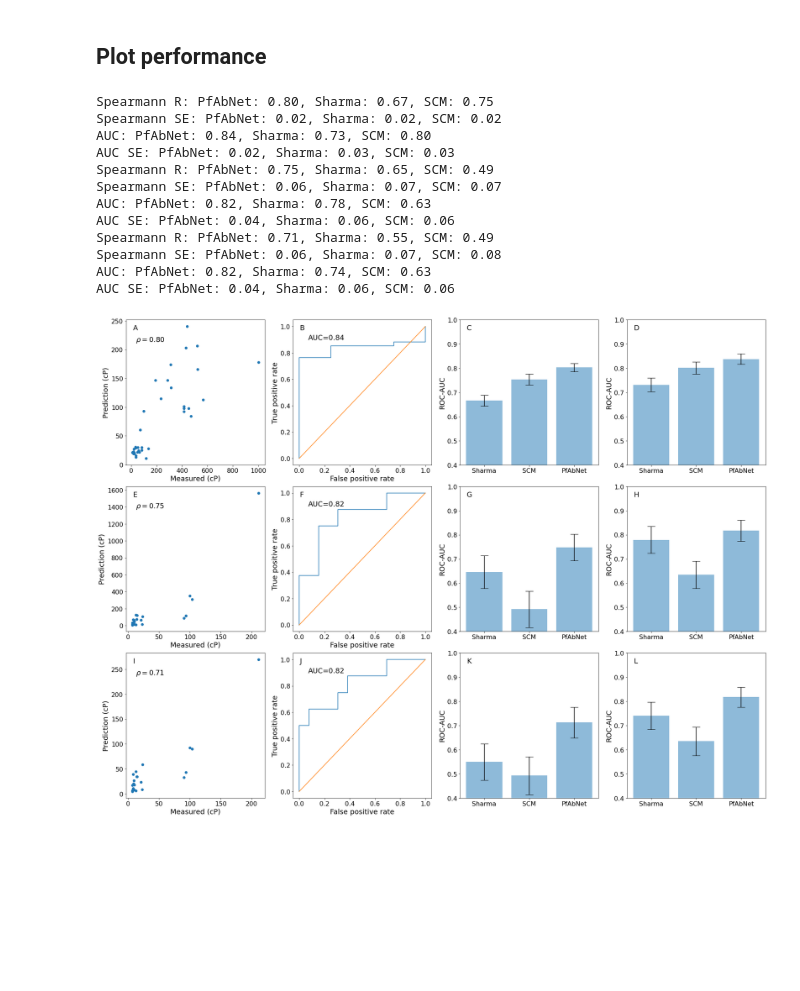
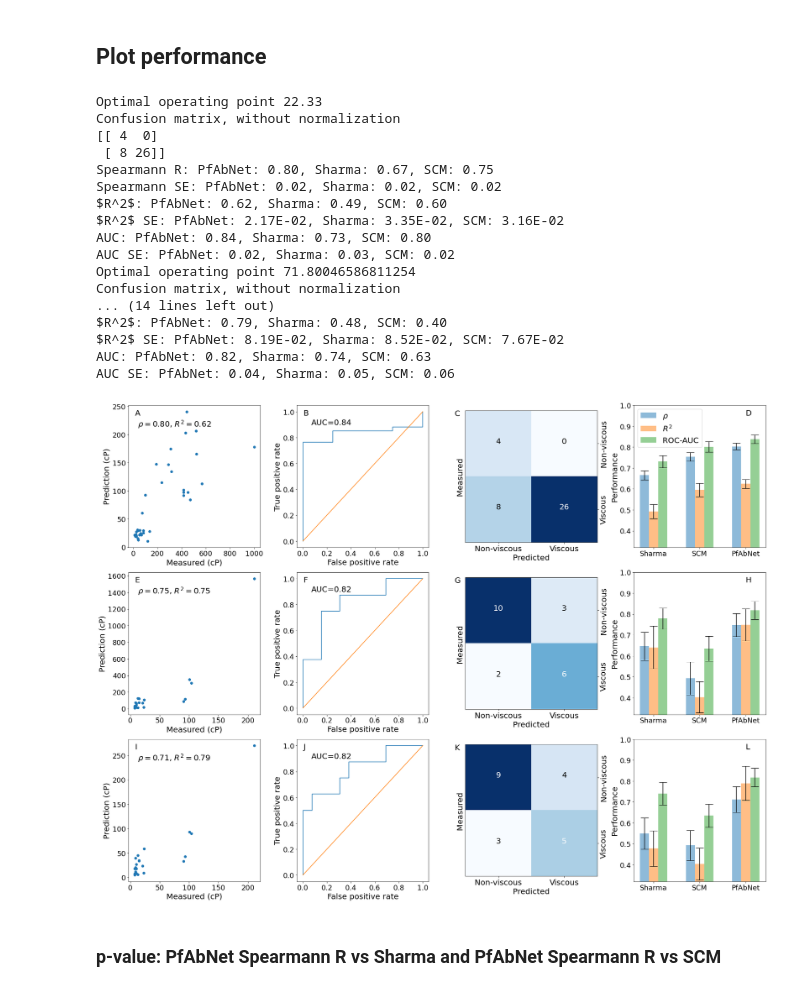
Before and after one commit to pfizer-opensource/pfabnet-viscosity, a Jupyter notebook: notebooks/3_validation.ipynb, the cells around one changed output. Cells and saved outputs as stored; diff of their text form; code cells hidden in the pictures; blank space fills up the shorter version.

```diff
--- a/notebooks/3_validation.ipynb
+++ b/notebooks/3_validation.ipynb
@@ -131,6 +146,16 @@ with open('predict_multi.sh', 'w') as fptr:
                    % (structure_file, model_dir, model_prefix, output_file, ESP_DIR,
                       NX, GRID_DIM, GRID_SPACING, SHELL_WIDTH))
 
+    df_ab8 = pd.read_csv('data/Ab8.csv')
+    for row_idx, row in df_ab8.iterrows():
+        entity = row[ENTITY_KEY]
+        structure_file = 'data/hm/%s.mol2' % entity
+        model_dir = 'models/ab21'
+        model_prefix = 'PfAbNet-Ab21'
+        output_file = 'models/ab21/%s.csv' % entity
+        fptr.write('sbatch --export=ALL sbatch_predict_Ab8.sh %s %s %s %s %d %d %.2f %.1f &\n'
+                   % (structure_file, model_dir, model_prefix, output_file,
+                      NX, GRID_DIM, GRID_SPACING, SHELL_WIDTH))
 
     for row_idx, row in df_pdgf38.iterrows():
         entity = row[ENTITY_KEY]
@@ -160,6 +185,9 @@ with open('predict_multi.sh', 'w') as fptr:
 SCM_SCORE_KEY = 'SCM_score'
 SHARMA_SCORE_KEY = 'Sharma_score'
 PfAbNet_SCORE_KEY = 'VISCOSITY_PRED'
+VISCOSITY_MES = VISCOSITY_KEY
+
+FONT_SIZE = 20
 # %%
 eisenberg_scale_hyd = collections.defaultdict(float)
 eisenberg_scale_hyd['ALA'] = 0.25; eisenberg_scale_hyd['CYS'] = 0.04; eisenberg_scale_hyd['PHE'] = 0.61;
@@ -376,6 +578,6 @@ df_pdgf38_pred = calc_sharma_score(df_ab21_pred, df_pdgf38_pred)
 # %%
 df_loocv_train = pd.concat([df_pdgf38_pred, df_ab21_pred])
-df_loocv_train.drop(VISCOSITY_PRED, inplace=True, axis=1)
+df_loocv_train.drop(PfAbNet_SCORE_KEY, inplace=True, axis=1)
 
 df_pred = retrieve_prediction_outputs('models/loocv/*/mAb*.csv')
 df_loocv_pred = df_ab21.merge(df_pred, on=ENTITY_KEY)
@@ -393,36 +595,45 @@ df_loocv_pred = pd.concat(df_loocv_preds)
 # %%
 nrows, ncols = 3, 4
 fig, axs = plt.subplots(nrows, ncols, figsize=(6*ncols,6*nrows))
 
-VISCOSITY_MES = 'Viscosity_at_150'
-VISCOSITY_PRED = 'VISCOSITY_PRED'
-generate_parity_plot(axs[0,0], df_pdgf38_pred[VISCOSITY_MES], df_pdgf38_pred[VISCOSITY_PRED], 'A')
-generate_roc_plot(axs[0,1], df_pdgf38_pred[VISCOSITY_MES], df_pdgf38_pred[VISCOSITY_PRED], 'B')
-plot_spearmann_corr(axs[0,2], df_pdgf38_pred, 'C')
-plot_auc(axs[0,3], df_pdgf38_pred, 'D')
+np.random.seed(11)
 
-generate_parity_plot(axs[1,0], df_ab21_pred[VISCOSITY_MES], df_ab21_pred[VISCOSITY_PRED], 'E')
-generate_roc_plot(axs[1,1], df_ab21_pred[VISCOSITY_MES], df_ab21_pred[VISCOSITY_PRED], 'F')
-plot_spearmann_corr(axs[1,2], df_ab21_pred, 'G')
-plot_auc(axs[1,3], df_ab21_pred, 'H')
+generate_parity_plot(axs[0,0], df_pdgf38_pred[VISCOSITY_MES], df_pdgf38_pred[PfAbNet_SCORE_KEY], 'A')
+generate_roc_plot(axs[0,1], df_pdgf38_pred[VISCOSITY_MES], df_pdgf38_pred[PfAbNet_SCORE_KEY], 'B')
+generate_and_plot_confusion_matrix(axs[0,2], df_pdgf38_pred[VISCOSITY_MES], df_pdgf38_pred[PfAbNet_SCORE_KEY], 'C')
+plot_corr_auc(axs[0,3], df_pdgf38_pred, 'D')
 
-generate_parity_plot(axs[2,0], df_loocv_pred[VISCOSITY_MES], df_loocv_pred[VISCOSITY_PRED], 'I')
-generate_roc_plot(axs[2,1], df_loocv_pred[VISCOSITY_MES], df_loocv_pred[VISCOSITY_PRED], 'J')
-plot_spearmann_corr(axs[2,2], df_loocv_pred, 'K')
-plot_auc(axs[2,3], df_loocv_pred, 'L')
+generate_parity_plot(axs[1,0], df_ab21_pred[VISCOSITY_MES], df_ab21_pred[PfAbNet_SCORE_KEY], 'E')
+generate_roc_plot(axs[1,1], df_ab21_pred[VISCOSITY_MES], df_ab21_pred[PfAbNet_SCORE_KEY], 'F')
+generate_and_plot_confusion_matrix(axs[1,2], df_ab21_pred[VISCOSITY_MES], df_ab21_pred[PfAbNet_SCORE_KEY], 'G')
+plot_corr_auc(axs[1,3], df_ab21_pred, 'H', False)
+
+generate_parity_plot(axs[2,0], df_loocv_pred[VISCOSITY_MES], df_loocv_pred[PfAbNet_SCORE_KEY], 'I')
+generate_roc_plot(axs[2,1], df_loocv_pred[VISCOSITY_MES], df_loocv_pred[PfAbNet_SCORE_KEY], 'J')
+generate_and_plot_confusion_matrix(axs[2,2], df_loocv_pred[VISCOSITY_MES], df_loocv_pred[PfAbNet_SCORE_KEY], 'K')
+plot_corr_auc(axs[2,3], df_loocv_pred, 'L', False)
 
 plt.tight_layout()
+
+plt.savefig('Fig2.png', bbox_inches='tight', dpi=300)
 # %% [output]
+Optimal operating point 22.33
+Confusion matrix, without normalization
+[[ 4  0]
+ [ 8 26]]
 Spearmann R: PfAbNet: 0.80, Sharma: 0.67, SCM: 0.75
 Spearmann SE: PfAbNet: 0.02, Sharma: 0.02, SCM: 0.02
+$R^2$: PfAbNet: 0.62, Sharma: 0.49, SCM: 0.60
+$R^2$ SE: PfAbNet: 2.17E-02, Sharma: 3.35E-02, SCM: 3.16E-02
 AUC: PfAbNet: 0.84, Sharma: 0.73, SCM: 0.80
-AUC SE: PfAbNet: 0.02, Sharma: 0.03, SCM: 0.03
-Spearmann R: PfAbNet: 0.75, Sharma: 0.65, SCM: 0.49
-Spearmann SE: PfAbNet: 0.06, Sharma: 0.07, SCM: 0.07
-AUC: PfAbNet: 0.82, Sharma: 0.78, SCM: 0.63
-AUC SE: PfAbNet: 0.04, Sharma: 0.06, SCM: 0.06
-Spearmann R: PfAbNet: 0.71, Sharma: 0.55, SCM: 0.49
-Spearmann SE: PfAbNet: 0.06, Sharma: 0.07, SCM: 0.08
+AUC SE: PfAbNet: 0.02, Sharma: 0.03, SCM: 0.02
+Optimal operating point 71.80046586811254
+Confusion matrix, without normalization
+... (14 lines left out)
+$R^2$: PfAbNet: 0.79, Sharma: 0.48, SCM: 0.40
+$R^2$ SE: PfAbNet: 8.19E-02, Sharma: 8.52E-02, SCM: 7.67E-02
 AUC: PfAbNet: 0.82, Sharma: 0.74, SCM: 0.63
-AUC SE: PfAbNet: 0.04, Sharma: 0.06, SCM: 0.06
+AUC SE: PfAbNet: 0.04, Sharma: 0.05, SCM: 0.06
-[figure, old version]
+[figure, new version]
+# %% [markdown]
+### p-value: PfAbNet Spearmann R vs Sharma and PfAbNet Spearmann R vs SCM
```
Also changed, not shown: parts of 24 cells of this notebook, 4 other files.
